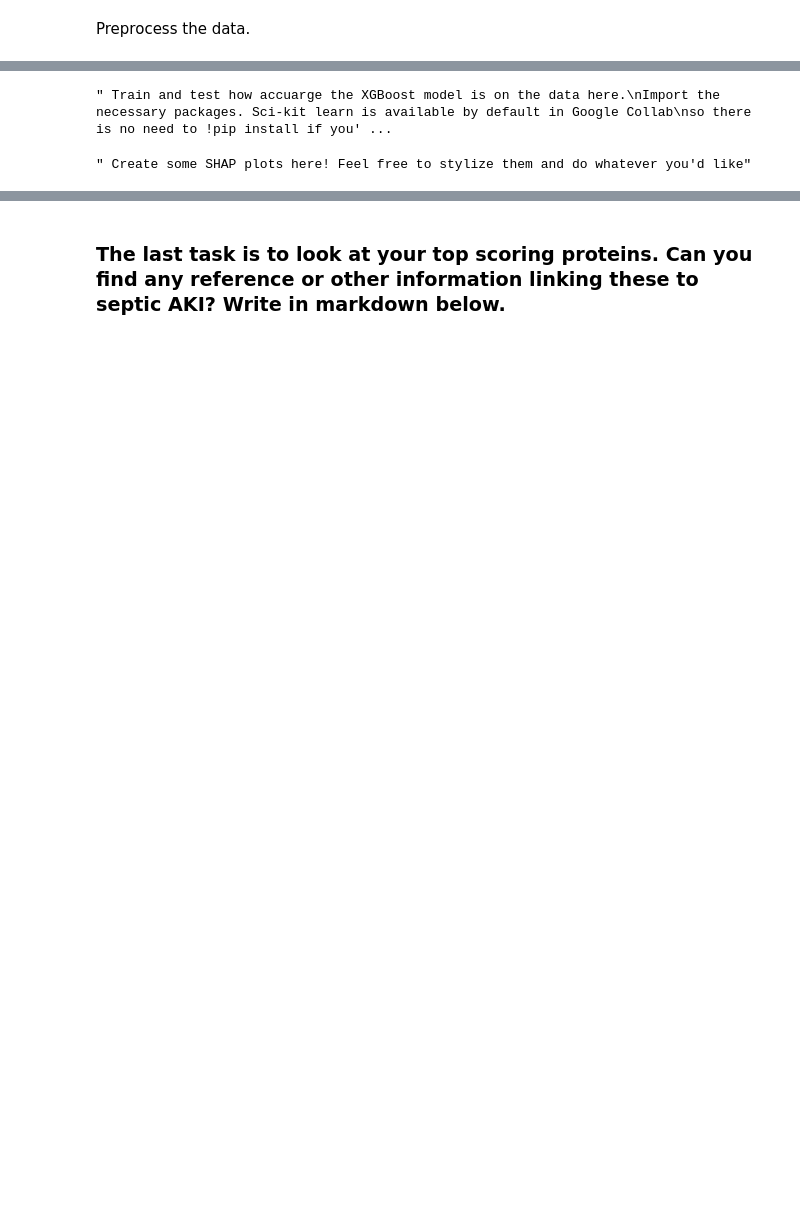
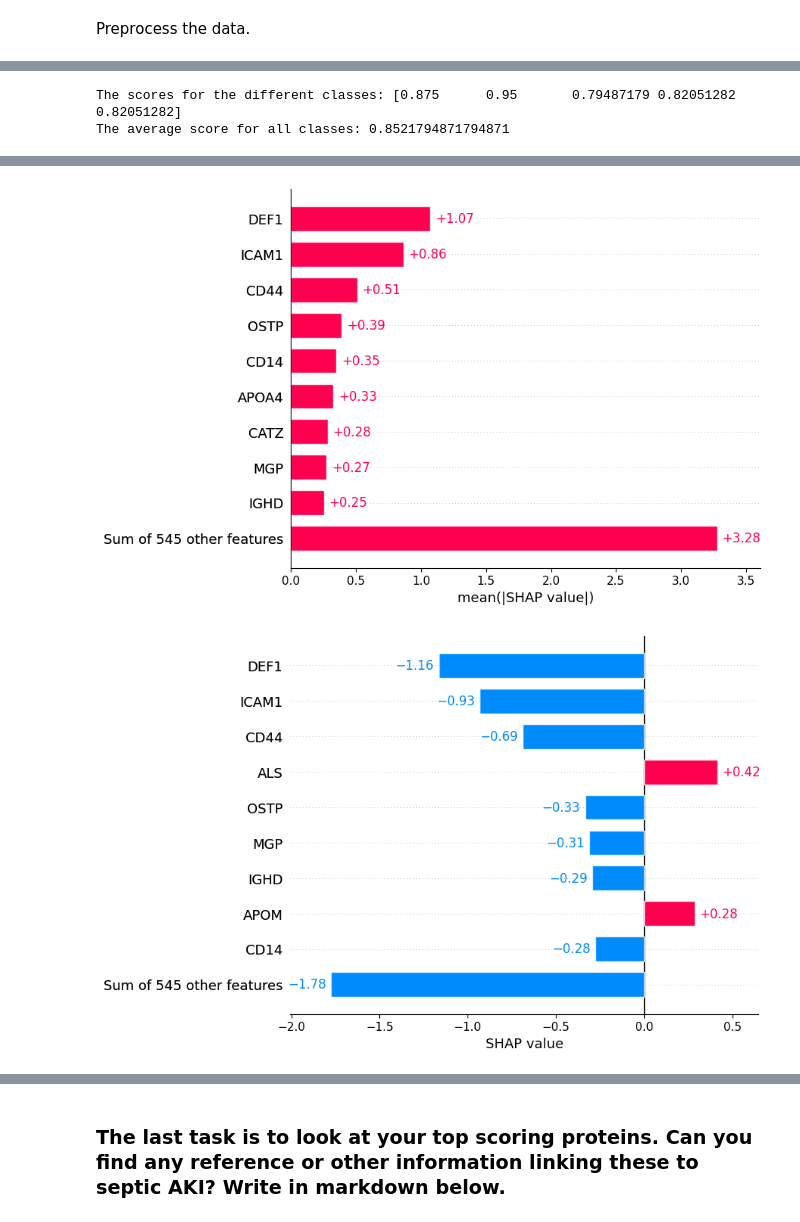
Before and after one commit to albertahnlide/BMEN35_2023, a Jupyter notebook: Session8/BMEN35_notebook_collab.ipynb, the cells around one changed output, grey strips where cells are left out. Saved outputs shown, nothing was run; the diff lists cells and outputs as text; code cells hidden in the pictures; blank space fills up the shorter version.

```diff
--- a/Session8/BMEN35_notebook_collab.ipynb
+++ b/Session8/BMEN35_notebook_collab.ipynb
@@ -159,9 +230,38 @@ from xgboost.sklearn import XGBClassifier
 """ Train and test how accuarge the XGBoost model is on the data here.
 Import the necessary packages. Scikit-learn is available by default in Google Collab
 so there is no need to !pip install if you're using that package. """
+from sklearn.model_selection import cross_val_score
+
+
+# Train the model
+clf = XGBClassifier()
+clf.fit(df_X_scaled, y)
+
+
+# Test the model, I am using cross validation here because it is a small dataset.
+scores = cross_val_score(clf, df_X_scaled, y, cv=5)
+print("The scores for the different classes: " + str(scores))
+print("The average score for all classes: "+ str(np.mean(scores)))
 # %% [output]
-" Train and test how accuarge the XGBoost model is on the data here.\nImport the necessary packages. Sci-kit learn is available by default in Google Collab\nso there is no need to !pip install if you' ...
+The scores for the different classes: [0.875      0.95       0.79487179 0.82051282 0.82051282]
+The average score for all classes: 0.8521794871794871
-# %%
-""" Create some SHAP plots here! Feel free to stylize them and do whatever you'd like. """
-# %% [output]
-" Create some SHAP plots here! Feel free to stylize them and do whatever you'd like"
+# %%
+""" Create some SHAP plots here! Feel free to stylize them and do whatever you'd like. """
+
+
+clf.fit(X_scaled, y)
+e = shap.Explainer(clf)
+shap_values = e(df_X_scaled)
+
+shap.plots.bar(shap_values) #global average for all predictions
+
+shap.plots.bar(shap_values[0]) # for specific prediction
+
+shap.plots.waterfall(shap_values[0]) #likt specific, men mer av en sekvens
+
+
+names = df_X_scaled.columns.values.tolist()
+
+
+shap.summary_plot(shap_values, X_scaled, names)
+# %% [output]
@@ -167,0 +269,2 @@ so there is no need to !pip install if you're using that package. """
+[figure, added]
+[figure, added]
```
Also changed, not shown: parts of 8 cells of this notebook, 3 other files.
